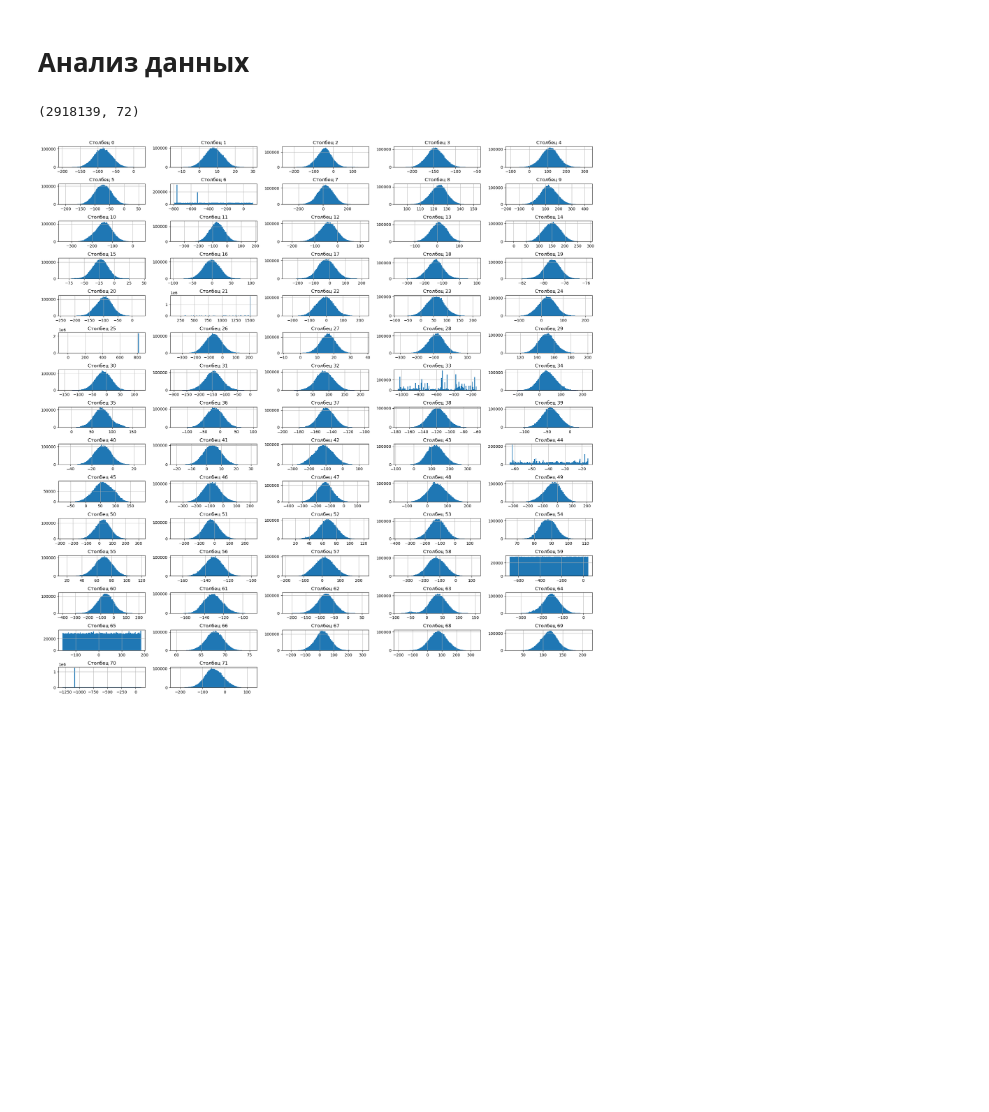
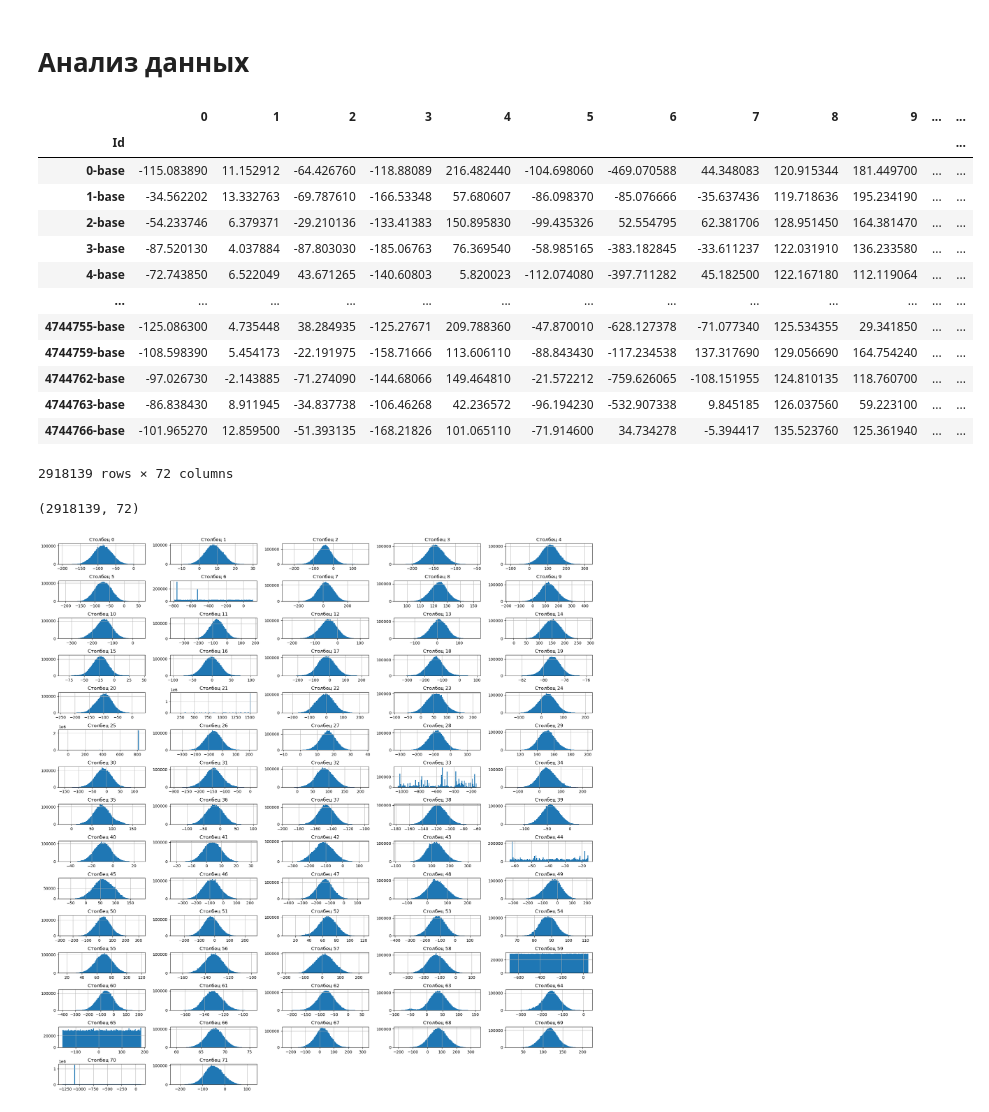
Before and after one commit to VSXV/Data-Science-Projects, a Jupyter notebook: 12. grocery matching/grocery matching.ipynb, the cells around one changed output. Cells and saved outputs as stored; diff of their text form; code cells hidden in the pictures; blank space fills up the shorter version.

```diff
--- a/12. grocery matching/grocery matching.ipynb
+++ b/12. grocery matching/grocery matching.ipynb
@@ -7,6 +8,23 @@ import numpy as np
 import pandas as pd
 # %%
 df_base = pd.read_csv('data/base.csv', index_col=0)
+# %%
+df_base
+# %% [output]
+|  | 0 | 1 | 2 | 3 | 4 | 5 | 6 | 7 | 8 | 9 | ... | ... |
+| Id |  |  |  |  |  |  |  |  |  |  |  | ... |
+| 0-base | -115.083890 | 11.152912 | -64.426760 | -118.88089 | 216.482440 | -104.698060 | -469.070588 | 44.348083 | 120.915344 | 181.449700 | ... | ... |
+| 1-base | -34.562202 | 13.332763 | -69.787610 | -166.53348 | 57.680607 | -86.098370 | -85.076666 | -35.637436 | 119.718636 | 195.234190 | ... | ... |
+| 2-base | -54.233746 | 6.379371 | -29.210136 | -133.41383 | 150.895830 | -99.435326 | 52.554795 | 62.381706 | 128.951450 | 164.381470 | ... | ... |
+| 3-base | -87.520130 | 4.037884 | -87.803030 | -185.06763 | 76.369540 | -58.985165 | -383.182845 | -33.611237 | 122.031910 | 136.233580 | ... | ... |
+| 4-base | -72.743850 | 6.522049 | 43.671265 | -140.60803 | 5.820023 | -112.074080 | -397.711282 | 45.182500 | 122.167180 | 112.119064 | ... | ... |
+| ... | ... | ... | ... | ... | ... | ... | ... | ... | ... | ... | ... | ... |
+| 4744755-base | -125.086300 | 4.735448 | 38.284935 | -125.27671 | 209.788360 | -47.870010 | -628.127378 | -71.077340 | 125.534355 | 29.341850 | ... | ... |
+| 4744759-base | -108.598390 | 5.454173 | -22.191975 | -158.71666 | 113.606110 | -88.843430 | -117.234538 | 137.317690 | 129.056690 | 164.754240 | ... | ... |
+| 4744762-base | -97.026730 | -2.143885 | -71.274090 | -144.68066 | 149.464810 | -21.572212 | -759.626065 | -108.151955 | 124.810135 | 118.760700 | ... | ... |
+| 4744763-base | -86.838430 | 8.911945 | -34.837738 | -106.46268 | 42.236572 | -96.194230 | -532.907338 | 9.845185 | 126.037560 | 59.223100 | ... | ... |
+| 4744766-base | -101.965270 | 12.859500 | -51.393135 | -168.21826 | 101.065110 | -71.914600 | 34.734278 | -5.394417 | 135.523760 | 125.361940 | ... | ... |
+2918139 rows × 72 columns
 # %%
 df_base.shape
 # %% [output]
```
Also changed, not shown: parts of 13 cells of this notebook.
